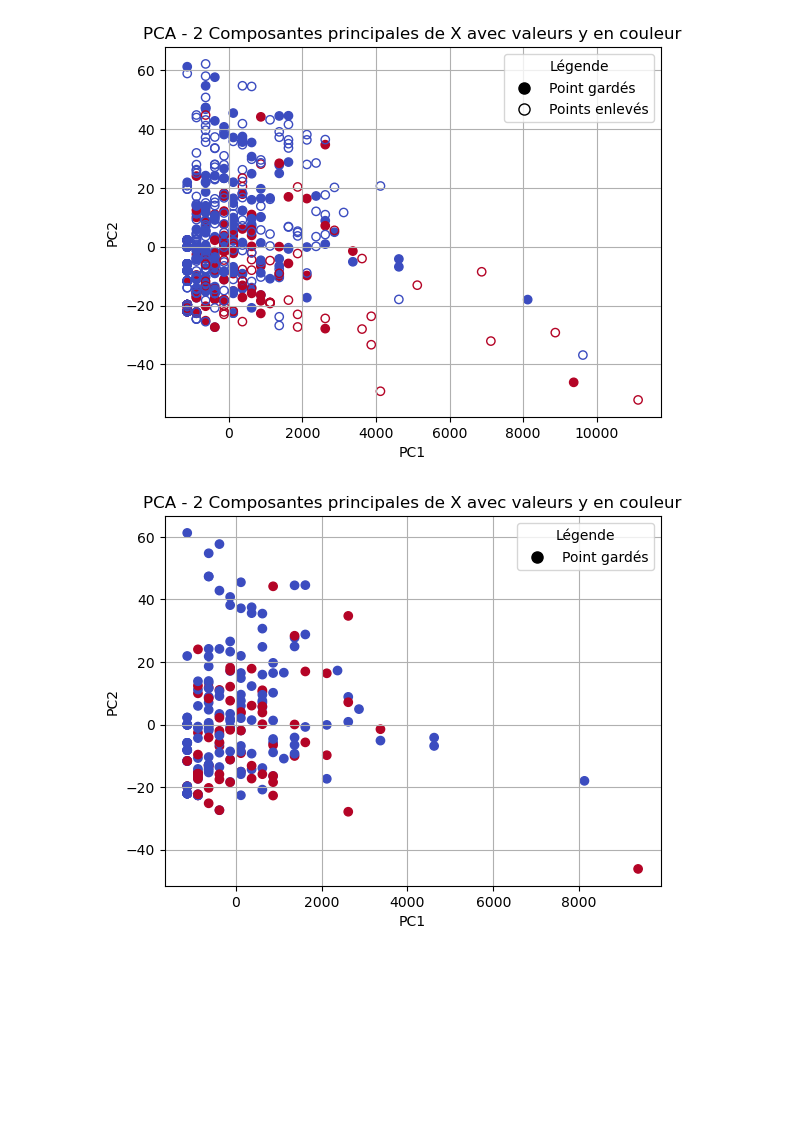
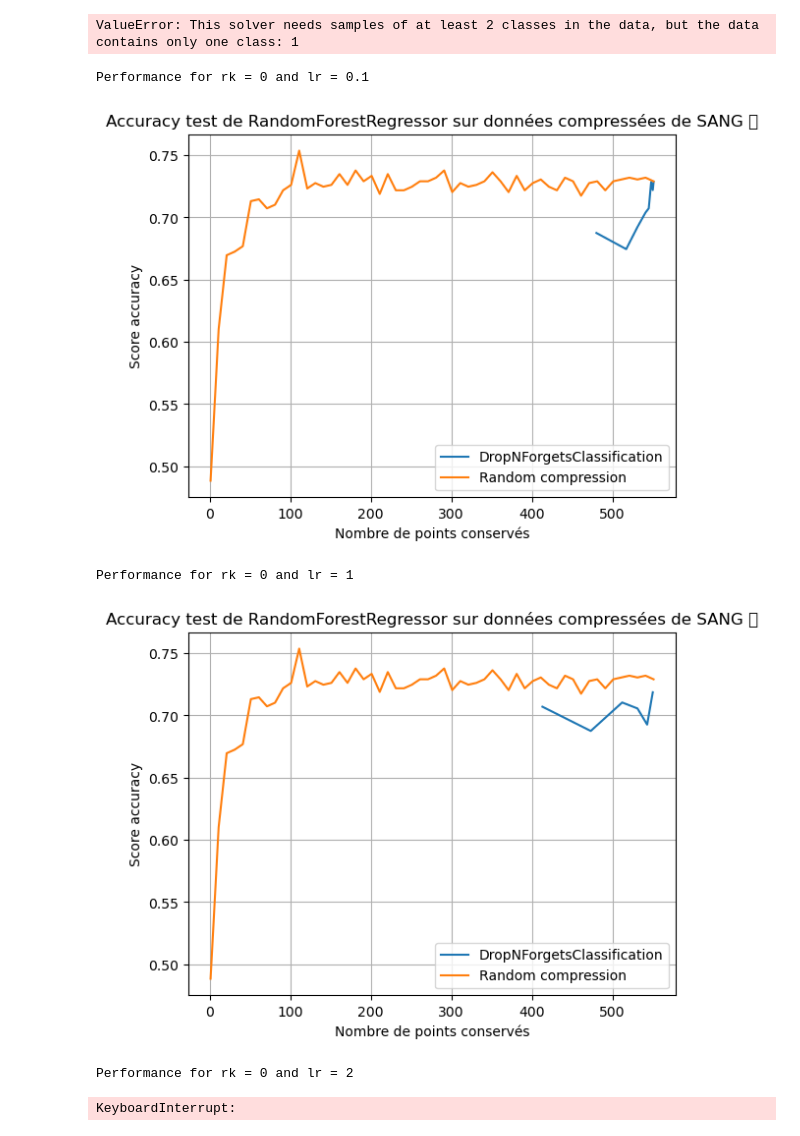
Before and after one commit to AntoineJeans/Treecore, a Jupyter notebook: test_forgetters_classif_blood.ipynb, the cells around one changed output. Drawn from its saved outputs; the diff is of its cells as text; code cells hidden in the pictures; blank space fills up the shorter version.

```diff
--- a/test_forgetters_classif_blood.ipynb
+++ b/test_forgetters_classif_blood.ipynb
@@ -38,13 +38,6 @@ filtered_datasets = [
 # Display filtered dataset information
 df = pd.DataFrame(filtered_datasets)
 
-dataset = openml.datasets.get_dataset(int(1464))
+dataset = openml.datasets.get_dataset(40981)
 X, y, _, _ = dataset.get_data(target=dataset.default_target_attribute)
-enc = LabelEncoder()
-y_n = enc.fit_transform(y)
-y = pd.Series(y_n)
-
-X = X.select_dtypes(include=['number'])
-
 from sklearn.model_selection import train_test_split
-X_train, X_test, y_train, y_test = train_test_split(X, y, test_size=0.2, shuffle=True, stratify=y)
@@ -59,10 +57,11 @@ forg = ABClassifierForgetter(estimator=base_model, learning_rate=lr ,n_estimator
 X, y = forg.fit_transform(X_train, y_train, compression_strategy)
 # %%
 # Get which points are removed
-forg = ABClassifierForgetter(estimator=base_model, learning_rate=1 ,n_estimators=400)
+forg = ABClassifierForgetter(estimator=base_model, learning_rate=3 ,n_estimators=400)
 
+compression_strategy = DropNForgetsClassification(n=2, random_keeps=0)
 forg.fit(X_train,y_train)
-mask = forg.get_mask(compression_strategy)
+mask = ~forg.get_mask(compression_strategy)
 
 compression_strategy.get_counts()
 # %% [output]
@@ -86,10 +85,3 @@ array([13,  0,  0,  2,  0,  0,  0,  0,  0,  0,  7,  0,  0,  0,  0,  0,  0,
-# %%
-from display_utils import display_pca_and_labels, display_only_kept_points
-display_pca_and_labels(X_train,y_train, mask)
-display_only_kept_points(X_train,y_train, mask)
-# %% [output]
-[figure, removed]
-[figure, removed]
 # %%
 from sklearn.utils import shuffle
 from sklearn.metrics import accuracy_score
@@ -127,6 +119,64 @@ def display_forgetter_curve(x_c_score, y_c_score, x, baseline):
     plt.title("Accuracy test de RandomForestRegressor sur données compressées de SANG 😬")
     plt.grid()
     plt.show()
+# %%
+from sklearn.linear_model import LogisticRegression
+predictive_model = LogisticRegression(C=1)
+x, baseline = get_baseline(predictive_model, X_train, y_train, X_test, y_test, N_repeats=5, step=10)
+# %% [output]
+ValueError: This solver needs samples of at least 2 classes in the data, but the data contains only one class: 1
+# %%
+# Get which points are removed
+forg = ABClassifierForgetter(estimator=base_model, learning_rate=3 ,n_estimators=400)
+
+compression_strategy = DropNForgetsClassification(n=2, random_keeps=0)
+forg.fit(X_train,y_train)
+mask = ~forg.get_mask(compression_strategy)
+
+compression_strategy.get_counts()
+
+def get_score(X, y):
+    predictive_model.fit(X, y)
+    y_pred = predictive_model.predict(X_test)
+    return balanced_accuracy_score(y_test, y_pred)
+
+random_keeps = [0, 0.05, 0.1, 0.2, 0.5]
+n_forgets = [1,2,5]
+learning_rate = [0.1, 1, 2, 10]
+
+for rk in random_keeps:
+    for lr in learning_rate:
+
+        print(f"Performance for rk = {rk} and lr = {lr}")
+
+        base_model = DecisionTreeClassifier(max_depth=2)
+        comp_model = ABClassifierForgetter(estimator=base_model, learning_rate=lr, n_estimators=400)
+        comp_model.fit(X_train, y_train)
+
+        # n doesn't matter here as we later loop over all ns to generate graph
+        compression_strategy = DropNForgetsClassification(n=1)
+        _ = comp_model.transform(X_train, compression_strategy)
+        counts = compression_strategy.get_counts()
+
+        x_c_score = []
+        y_c_score = []
+
+        for nf in range(max(counts)):
+                comp = a(n=nf, random_keeps=rk)
+                mask = ~comp.get_compression_mask(comp_model.predictions_over_time, y_train)
+                X_comp = X_train[mask]
+                y_comp = y_train[mask]
+                x_c_score.append(len(y_comp))
+                y_c_score.append(get_score(X_comp, y_comp))
+
+        display_forgetter_curve(x_c_score, y_c_score, x, baseline)
+# %% [output]
+Performance for rk = 0 and lr = 0.1
+[figure, added]
+Performance for rk = 0 and lr = 1
+[figure, added]
+Performance for rk = 0 and lr = 2
+KeyboardInterrupt:
 # %%
 
 
```
Also changed, not shown: parts of 3 cells of this notebook, 13 other files.
